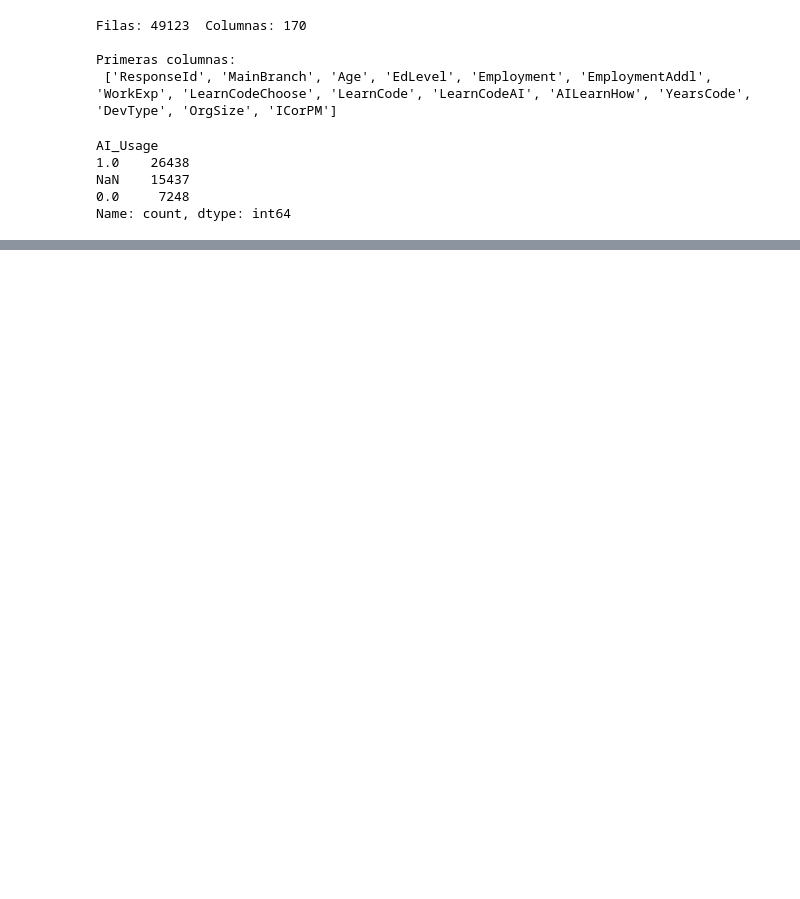
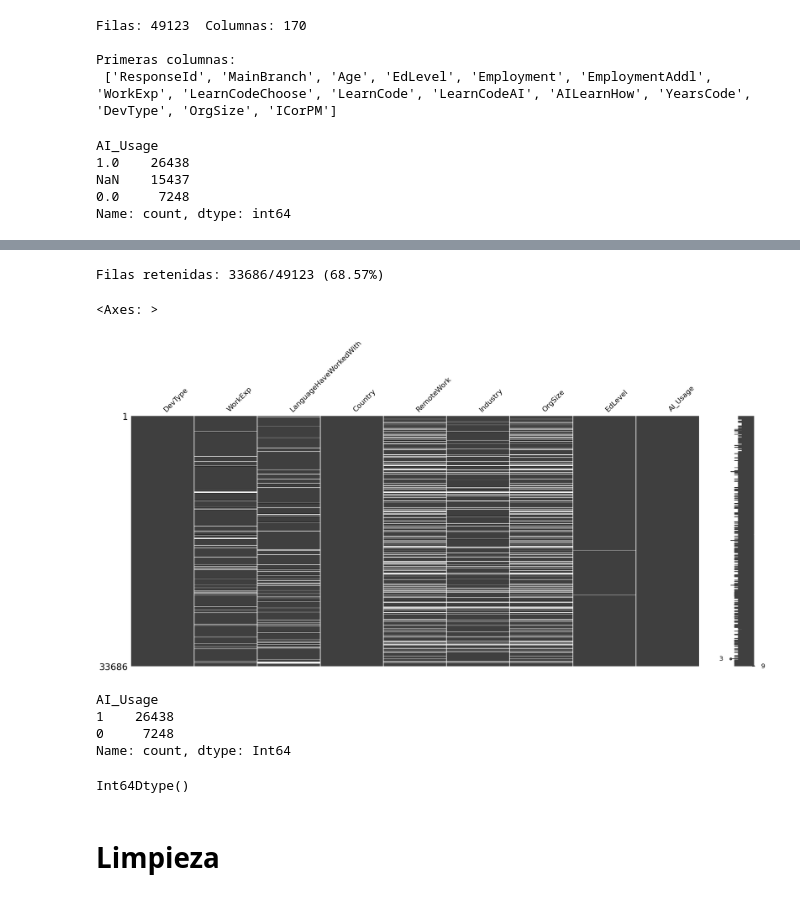
Before and after one commit to gastonnina/miadas_mod_08_proy, a Jupyter notebook: notebooks/eda/eda_2.ipynb, the cells around one changed output, grey strips where cells are left out. Saved outputs shown, nothing was run; the diff lists cells and outputs as text; code cells hidden in the pictures; blank space fills up the shorter version.

```diff
--- a/notebooks/eda/eda_2.ipynb
+++ b/notebooks/eda/eda_2.ipynb
@@ -47,0 +112,29 @@ Name: count, dtype: int64
+# %%
+# Filtrar solo filas con valor en LearnCodeAI (es decir, los que respondieron sobre uso de IA)
+df_ai = df[df["AI_Usage"].notnull()].copy()
+
+# Mostrar tamaño y porcentaje de retención
+original_len = len(df)
+filtered_len = len(df_ai)
+print(f"Filas retenidas: {filtered_len}/{original_len} ({filtered_len/original_len*100:.2f}%)")
+# %% [output]
+Filas retenidas: 33686/49123 (68.57%)
+# %%
+msno.matrix(df_ai)
+# %% [output]
+<Axes: >
+[figure, added]
+# %%
+df_ai["AI_Usage"] = df_ai["AI_Usage"].astype("Int64")
+df_ai['AI_Usage'].value_counts()
+# %% [output]
+AI_Usage
+1    26438
+0     7248
+Name: count, dtype: Int64
+# %%
+df_ai["AI_Usage"].dtype
+# %% [output]
+Int64Dtype()
+# %% [markdown]
+# Limpieza
```
Also changed, not shown: parts of 26 cells of this notebook, 15 other files.
